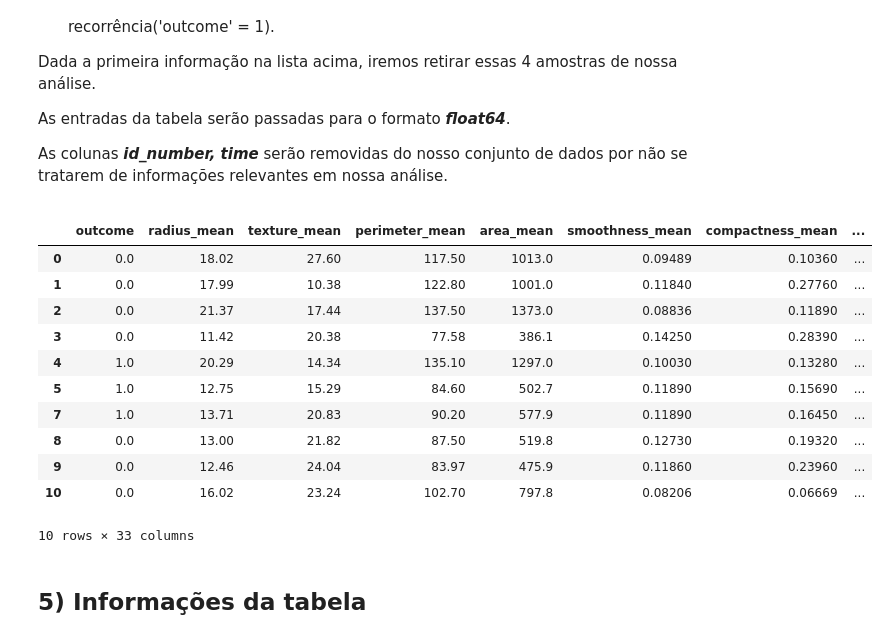
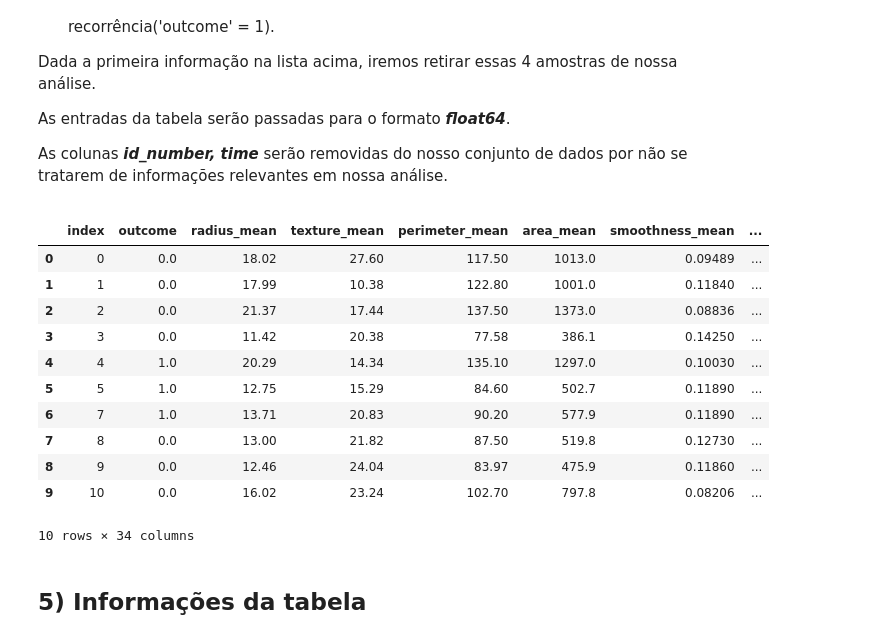
Before and after one commit to DWalterJansen/topicosIC, a Jupyter notebook: Equipe/Trabalho Final/Trabalho Final.ipynb, the cells around one changed output. Saved outputs shown, nothing was run; the diff lists cells and outputs as text; code cells hidden in the pictures.

```diff
--- a/Equipe/Trabalho Final/Trabalho Final.ipynb
+++ b/Equipe/Trabalho Final/Trabalho Final.ipynb
@@ -103,30 +103,33 @@ wpbc.head(10)
 # %%
 # Mapeia a coluna 'outcome' para valores numéricos, 'R' de recur será 1, 'N' de nonrecur será 0
 wpbc['outcome'] = wpbc['outcome'].map({'R':1.0, 'N':0.0})
 
 # Retira os 4 valores null da coluna 'lymph_node_status'
 wpbc = wpbc[wpbc['lymph_node_status'] != '?']
 
 # Converte todo o dataframe para float64
 wpbc = wpbc.astype('float64')
 
 #Removendo colunas "id_number" e "time"
 wpbc = wpbc.drop(columns=['id_number', 'time'])
 
+# Reseta os indices para não ter falha dos valores retirados
+wpbc.reset_index(inplace=True)
+
 wpbc.head(10)
 # %% [output]
-|  | outcome | radius_mean | texture_mean | perimeter_mean | area_mean | smoothness_mean | compactness_mean | ... |
-| 0 | 0.0 | 18.02 | 27.60 | 117.50 | 1013.0 | 0.09489 | 0.10360 | ... |
-| 1 | 0.0 | 17.99 | 10.38 | 122.80 | 1001.0 | 0.11840 | 0.27760 | ... |
-| 2 | 0.0 | 21.37 | 17.44 | 137.50 | 1373.0 | 0.08836 | 0.11890 | ... |
-| 3 | 0.0 | 11.42 | 20.38 | 77.58 | 386.1 | 0.14250 | 0.28390 | ... |
-| 4 | 1.0 | 20.29 | 14.34 | 135.10 | 1297.0 | 0.10030 | 0.13280 | ... |
-| 5 | 1.0 | 12.75 | 15.29 | 84.60 | 502.7 | 0.11890 | 0.15690 | ... |
-| 7 | 1.0 | 13.71 | 20.83 | 90.20 | 577.9 | 0.11890 | 0.16450 | ... |
-| 8 | 0.0 | 13.00 | 21.82 | 87.50 | 519.8 | 0.12730 | 0.19320 | ... |
-| 9 | 0.0 | 12.46 | 24.04 | 83.97 | 475.9 | 0.11860 | 0.23960 | ... |
-| 10 | 0.0 | 16.02 | 23.24 | 102.70 | 797.8 | 0.08206 | 0.06669 | ... |
+|  | index | outcome | radius_mean | texture_mean | perimeter_mean | area_mean | smoothness_mean | ... |
+| 0 | 0 | 0.0 | 18.02 | 27.60 | 117.50 | 1013.0 | 0.09489 | ... |
+| 1 | 1 | 0.0 | 17.99 | 10.38 | 122.80 | 1001.0 | 0.11840 | ... |
+| 2 | 2 | 0.0 | 21.37 | 17.44 | 137.50 | 1373.0 | 0.08836 | ... |
+| 3 | 3 | 0.0 | 11.42 | 20.38 | 77.58 | 386.1 | 0.14250 | ... |
+| 4 | 4 | 1.0 | 20.29 | 14.34 | 135.10 | 1297.0 | 0.10030 | ... |
+| 5 | 5 | 1.0 | 12.75 | 15.29 | 84.60 | 502.7 | 0.11890 | ... |
+| 6 | 7 | 1.0 | 13.71 | 20.83 | 90.20 | 577.9 | 0.11890 | ... |
+| 7 | 8 | 0.0 | 13.00 | 21.82 | 87.50 | 519.8 | 0.12730 | ... |
+| 8 | 9 | 0.0 | 12.46 | 24.04 | 83.97 | 475.9 | 0.11860 | ... |
+| 9 | 10 | 0.0 | 16.02 | 23.24 | 102.70 | 797.8 | 0.08206 | ... |
-10 rows × 33 columns
+10 rows × 34 columns
 # %% [markdown]
 <h2>5) Informações da tabela </h2>
 # %% [markdown]
```
Also changed, not shown: parts of 36 cells of this notebook.
